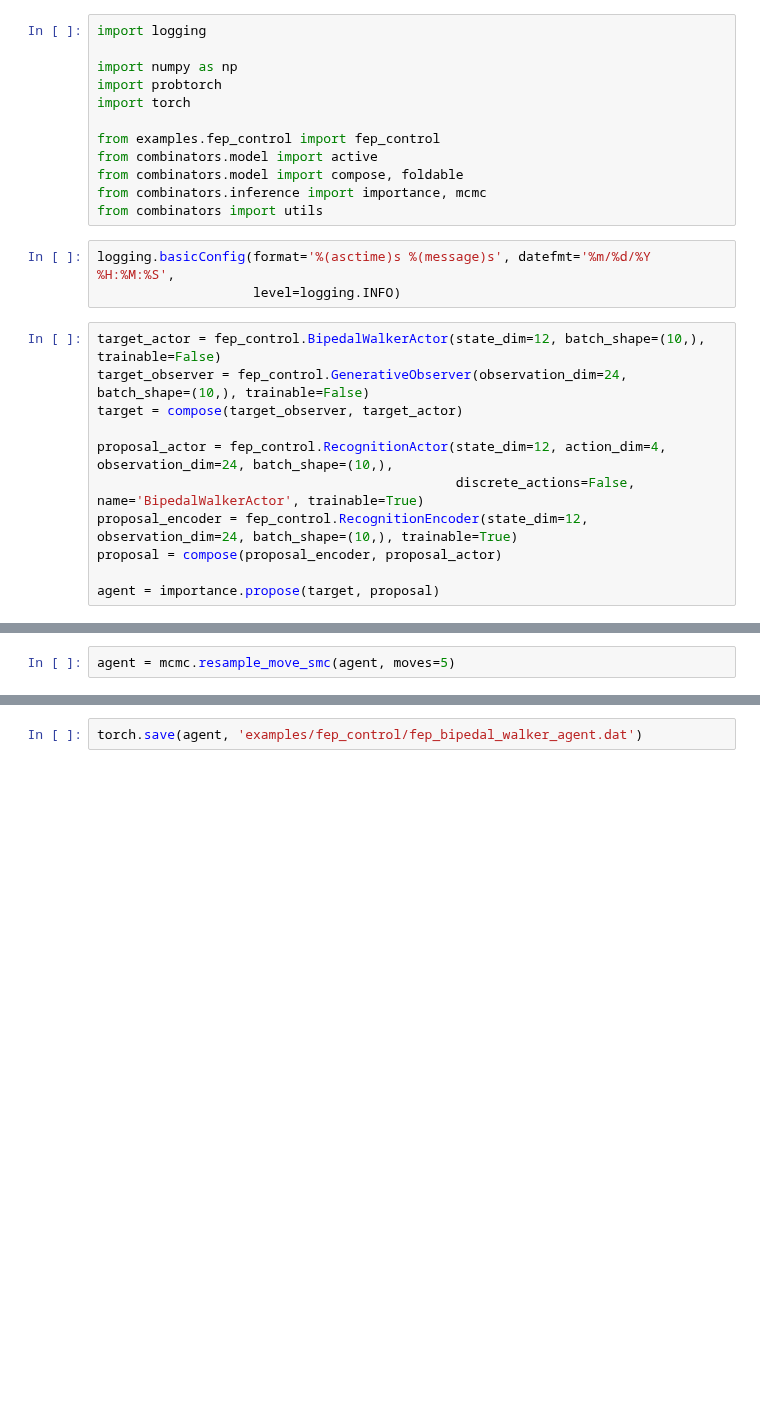
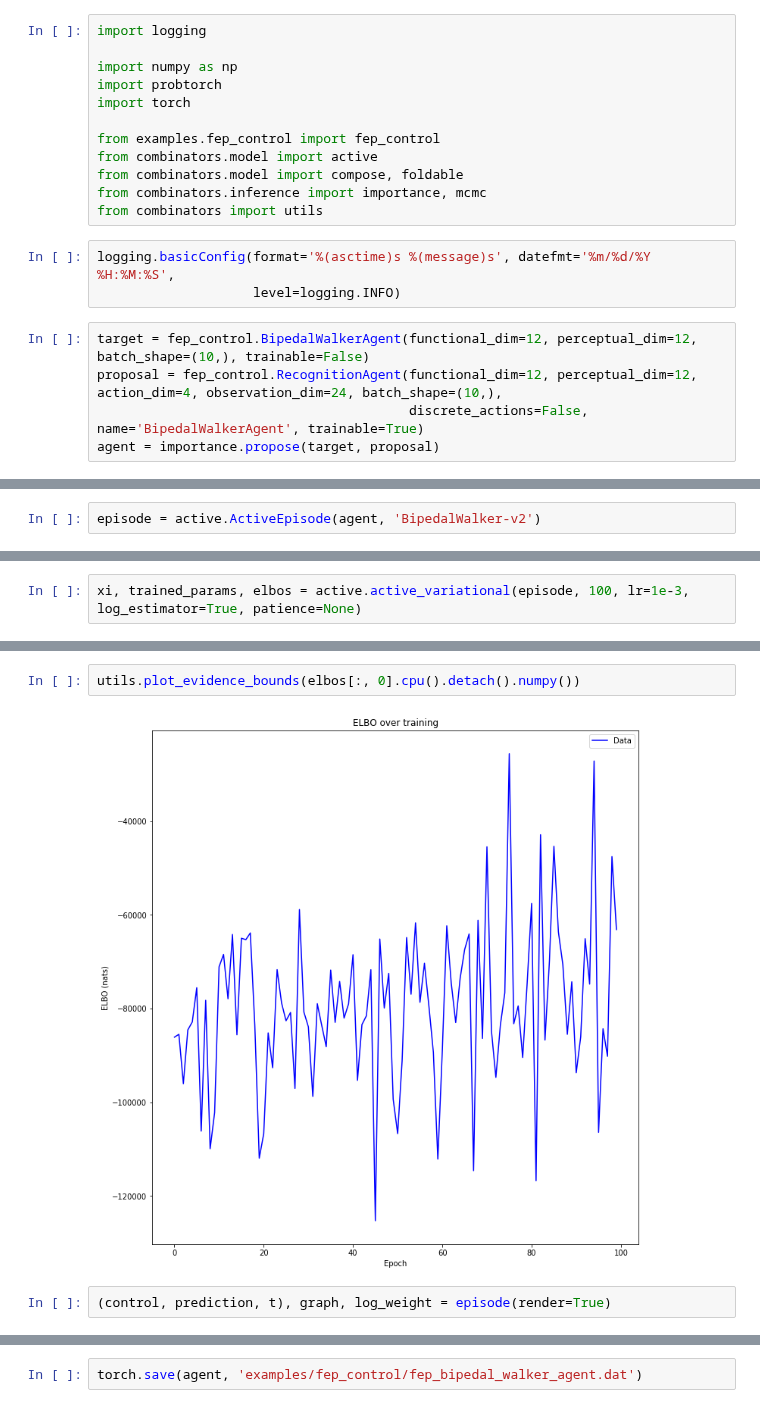
Before and after one commit to probtorch/combinators, a Jupyter notebook: examples/fep_control/fep_bipedal_walker.ipynb, the cells around one changed output, grey strips where cells are left out. Saved outputs shown, nothing was run; the diff lists cells and outputs as text; blank space fills up the shorter version.

Commit message:
examples/fep_control/fep_bipedal_walker: train bipedal walker in new framework
Signed-off-by: Eli Sennesh <sennesh.e@husky.neu.edu>

```diff
--- a/examples/fep_control/fep_bipedal_walker.ipynb
+++ b/examples/fep_control/fep_bipedal_walker.ipynb
@@ -18,13 +18,7 @@ from combinators import utils
 logging.basicConfig(format='%(asctime)s %(message)s', datefmt='%m/%d/%Y %H:%M:%S',
                     level=logging.INFO)
 # %%
-target_actor = fep_control.BipedalWalkerActor(state_dim=12, batch_shape=(10,), trainable=False)
-target_observer = fep_control.GenerativeObserver(observation_dim=24, batch_shape=(10,), trainable=False)
-target = compose(target_observer, target_actor)
-
-proposal_actor = fep_control.RecognitionActor(state_dim=12, action_dim=4, observation_dim=24, batch_shape=(10,),
-                                              discrete_actions=False, name='BipedalWalkerActor', trainable=True)
-proposal_encoder = fep_control.RecognitionEncoder(state_dim=12, observation_dim=24, batch_shape=(10,), trainable=True)
-proposal = compose(proposal_encoder, proposal_actor)
-
+target = fep_control.BipedalWalkerAgent(functional_dim=12, perceptual_dim=12, batch_shape=(10,), trainable=False)
+proposal = fep_control.RecognitionAgent(functional_dim=12, perceptual_dim=12, action_dim=4, observation_dim=24, batch_shape=(10,),
+                                        discrete_actions=False, name='BipedalWalkerAgent', trainable=True)
 agent = importance.propose(target, proposal)
@@ -59,2 +24,0 @@ tensor([-6.3714e+10, -2.9943e+10, -5.5353e+11, -8.5832e+09, -8.3724e+10,
-# %%
-agent = mcmc.resample_move_smc(agent, moves=5)
@@ -82,0 +25,2 @@ theta
+# %%
+episode = active.ActiveEpisode(agent, 'BipedalWalker-v2')
@@ -82,0 +29,2 @@ theta
+# %%
+xi, trained_params, elbos = active.active_variational(episode, 100, lr=1e-3, log_estimator=True, patience=None)
@@ -82,0 +49,6 @@ theta
+# %%
+utils.plot_evidence_bounds(elbos[:, 0].cpu().detach().numpy())
+# %% [output]
+[figure, added]
+# %%
+(control, prediction, t), graph, log_weight = episode(render=True)
```
Also changed, not shown: parts of 12 cells of this notebook.
